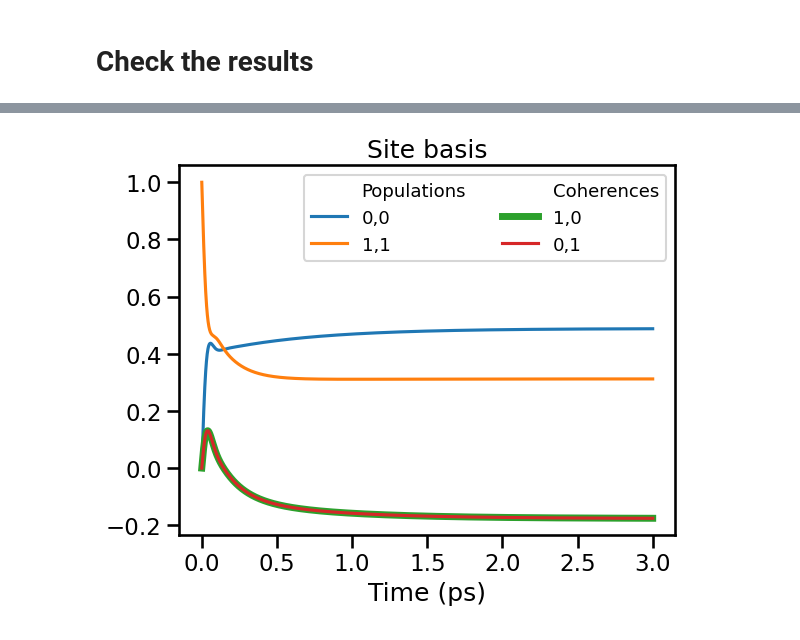
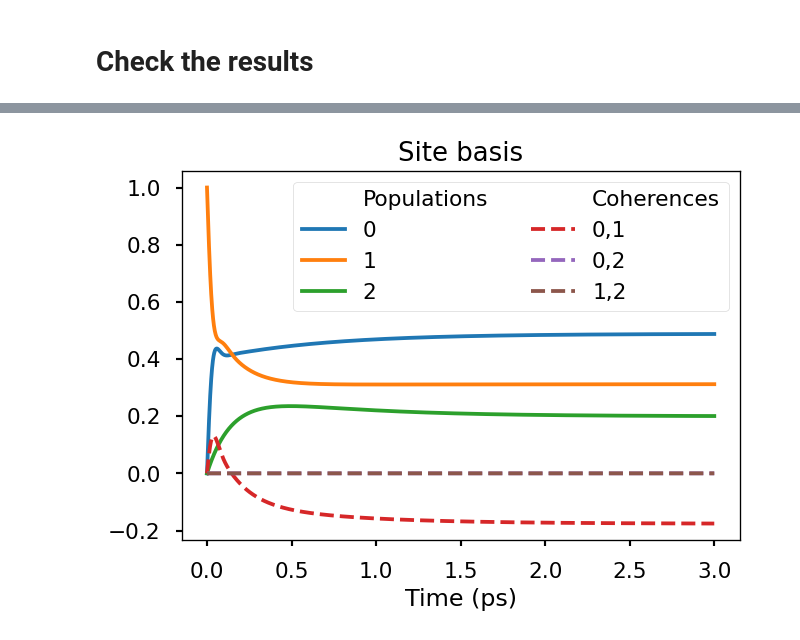
Before and after one commit to Molecolab-Pisa/pyQME, a Jupyter notebook: examples/notebooks/excited_state_dynamics/redfield_forster.ipynb, the cells around one changed output, grey strips where cells are left out. Cells and saved outputs as stored; diff of their text form; code cells hidden in the pictures.

```diff
--- a/examples/notebooks/excited_state_dynamics/redfield_forster.ipynb
+++ b/examples/notebooks/excited_state_dynamics/redfield_forster.ipynb
@@ -2,15 +2,14 @@
 # Import needed packages
 # %%
 import numpy as np
-from scipy.sparse.linalg import expm_multiply
 import matplotlib.pyplot as plt
-from seaborn import set_context
-set_context('talk')
+
+plt.style.use('seaborn-talk')
+plt.rcParams.update({'figure.dpi': 120,'figure.figsize': (6,4)})
 
 from pyQME.spectral_density import SpectralDensity
-from pyQME.linear_spectra import LinearSpectraCalculator
 from pyQME.tensors import RedfieldForsterTensorReal
-from pyQME.utils import overdamped_brownian,underdamped_brownian,get_timeaxis,wn2ips,partition_by_clusters
+from pyQME.utils import overdamped_brownian,underdamped_brownian,get_timeaxis,wn2ips,partition_by_clusters,clusterize_popt
 # %% [markdown]
 # Define the system
 # %% [markdown]
@@ -36,8 +35,10 @@ array([[1.00e+04, 1.00e+02, 1.00e+01],
        [1.00e+01, 3.00e+01, 1.02e+04]])
 # %% [markdown]
 **Partitioning of the Hamiltonian**
+# %%
+clusters = [[0,1],[2]]
 # %%
-H_part,V = partition_by_clusters(H,cluster_list=[[0,1],[2]])
+H_part,V = partition_by_clusters(H,cluster_list=clusters)
 # %%
 H_part
 # %% [output]
@@ -125,12 +131,14 @@ plt.xlabel('Time (ps)');
 # %%
 plt.title('Site basis')
 plt.plot([],[],color='white',label='Populations')
-plt.plot(time_axis_ps,rho_t_site[:,0,0].real,label = '0,0')
-plt.plot(time_axis_ps,rho_t_site[:,1,1].real,label = '1,1')
+plt.plot(time_axis_ps,rho_t_site[:,0,0].real,label = '0')
+plt.plot(time_axis_ps,rho_t_site[:,1,1].real,label = '1')
+plt.plot(time_axis_ps,rho_t_site[:,2,2].real,label = '2')
 plt.plot([],[],color='white',label='Coherences')
-plt.plot(time_axis_ps,rho_t_site[:,1,0].real,label = '1,0',lw=5)
-plt.plot(time_axis_ps,rho_t_site[:,0,1].real,label = '0,1')
+plt.plot(time_axis_ps,rho_t_site[:,0,1].real,label = '0,1',ls='--')
+plt.plot(time_axis_ps,rho_t_site[:,0,2].real,label = '0,2',ls='--')
+plt.plot(time_axis_ps,rho_t_site[:,1,2].real,label = '1,2',ls='--')
 plt.legend(ncol=2,fontsize = 13)
 plt.xlabel('Time (ps)');
 # %% [output]
-[figure, old version]
+[figure, new version]
```
Also changed, not shown: parts of 6 cells of this notebook, 27 other files.
